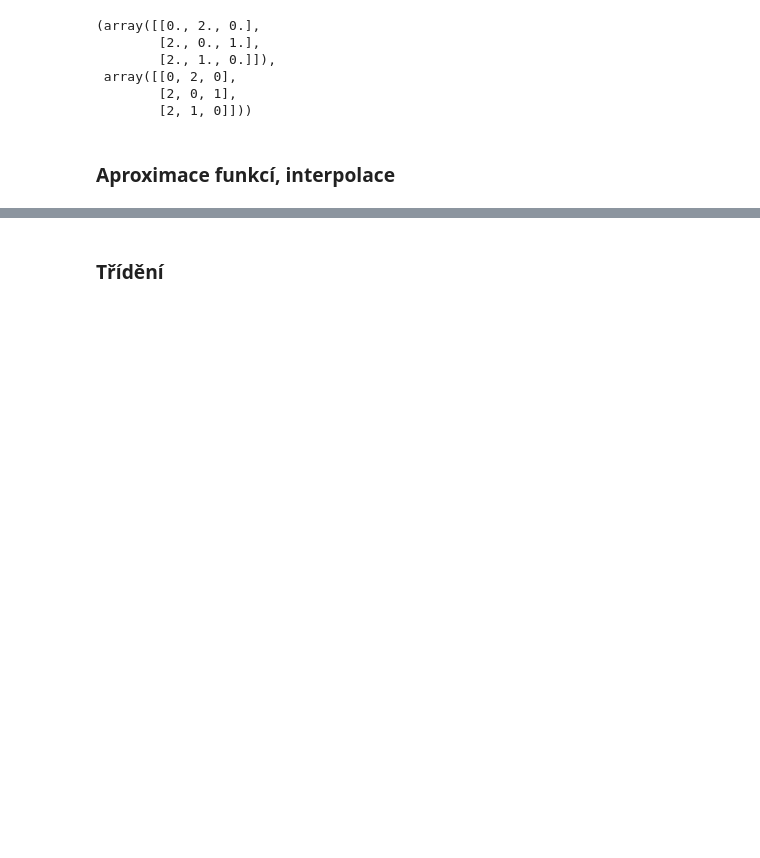
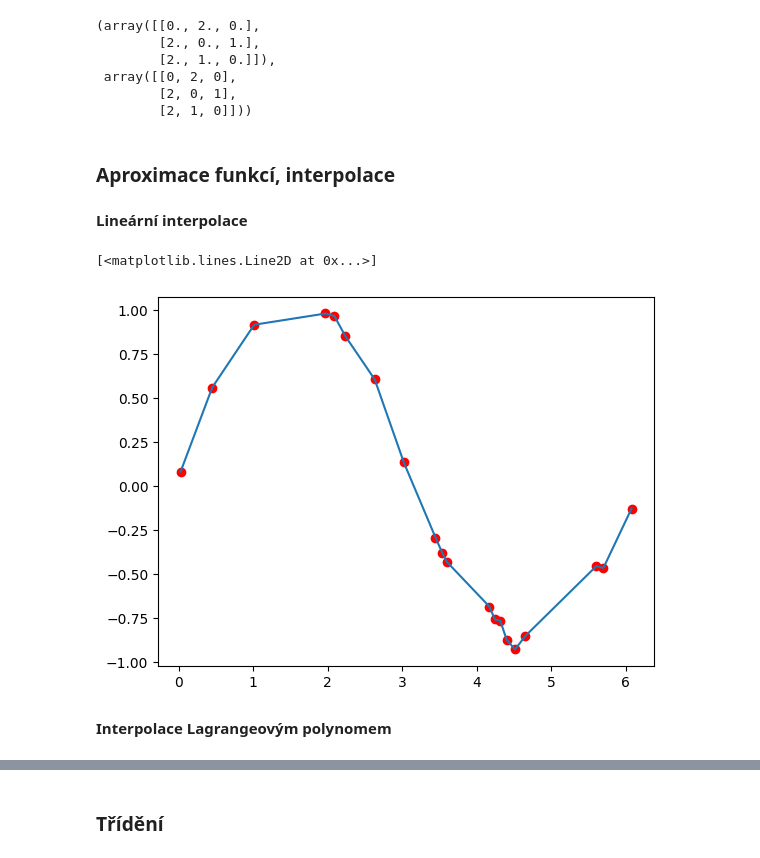
Before and after one commit to loepa01/NME1cvBook, a Jupyter notebook: _sources/lekce/01-uvod-python.ipynb, the cells around one changed output, grey strips where cells are left out. Drawn from its saved outputs; the diff is of its cells as text; code cells hidden in the pictures; blank space fills up the shorter version.

```diff
--- a/_sources/lekce/01-uvod-python.ipynb
+++ b/_sources/lekce/01-uvod-python.ipynb
@@ -1260,0 +1272,20 @@ from scipy import linalg, interpolate, special
+# %% [markdown]
+**Lineární interpolace**
+# %%
+np.random.seed(194)
+
+x_p = np.random.rand(20) * 2*np.pi
+y_p = np.random.rand(20)/5 + np.sin(x_p)
+
+
+x = np.linspace(np.min(x_p), np.max(x_p), 1000)
+# %%
+y = interpolate.interp1d(x_p, y_p)(x)
+# %%
+plt.plot(x_p, y_p, 'ro')
+plt.plot(x, y, '-')
+# %% [output]
+[<matplotlib.lines.Line2D at 0x...>]
+[figure, added]
+# %% [markdown]
+**Interpolace Lagrangeovým polynomem**
```
Also changed, not shown: parts of 16 cells of this notebook, 18 other files.
